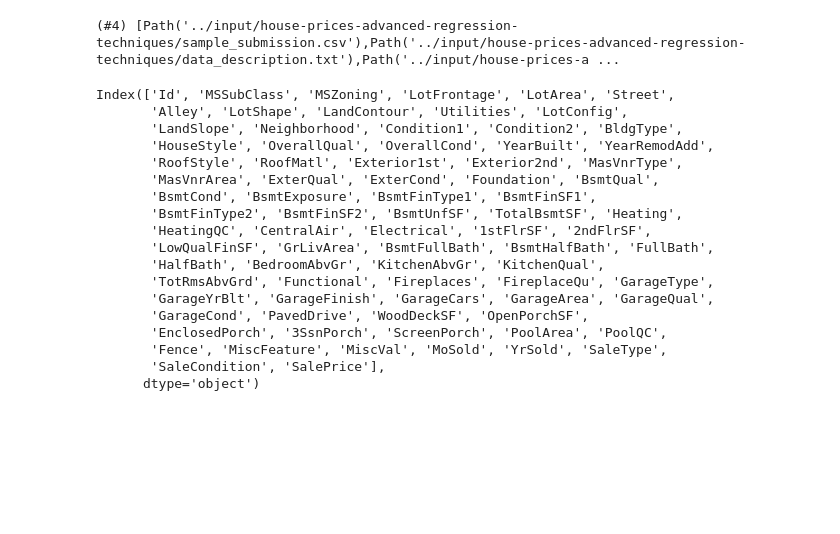
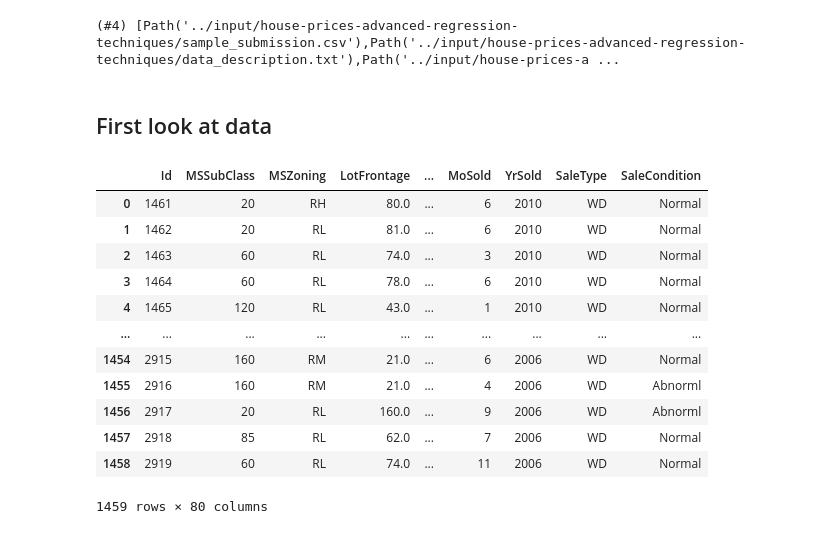
Before and after one commit to divo/ai, a Jupyter notebook: kaggle/house-prices-competition.ipynb, the cells around one changed output. Saved outputs shown, nothing was run; the diff lists cells and outputs as text; code cells hidden in the pictures; blank space fills up the shorter version.

```diff
--- a/kaggle/house-prices-competition.ipynb
+++ b/kaggle/house-prices-competition.ipynb
@@ -8,3 +18,18 @@ WARNING: Running pip as the 'root' user can result in broken permissions and con
+# %%
+import pandas as pd
+import numpy as np
+import os, zipfile
+from fastai import *
+from fastai.tabular.all import *
+from pathlib import Path
+from sklearn.ensemble import RandomForestRegressor
+from sklearn.tree import *
+from dtreeviz.trees import *
+import graphviz
+from IPython.display import Image, display_svg, SVG
+
+pd.options.display.max_rows = 20
+pd.options.display.max_columns = 8
 # %%
 creds = '{"username":"divodivenson","key":"f0f9e3f8378e39e818097a5df978aa64"}'
 cred_path = Path('~/.kaggle/kaggle.json').expanduser()
@@ -18,26 +45,26 @@ path = Path(f'../input/{comp}')
 path.ls(file_type='text')
 # %% [output]
 (#4) [Path('../input/house-prices-advanced-regression-techniques/sample_submission.csv'),Path('../input/house-prices-advanced-regression-techniques/data_description.txt'),Path('../input/house-prices-a ...
+# %% [markdown]
+## First look at data
 # %%
 trn_path = path/'train.csv'
 df = pd.read_csv(trn_path, low_memory=False)
-df.columns
+
+df_test = pd.read_csv(path/'test.csv', low_memory=False)
+
+df_test
 # %% [output]
+|  | Id | MSSubClass | MSZoning | LotFrontage | ... | MoSold | YrSold | SaleType | SaleCondition |
+| 0 | 1461 | 20 | RH | 80.0 | ... | 6 | 2010 | WD | Normal |
+| 1 | 1462 | 20 | RL | 81.0 | ... | 6 | 2010 | WD | Normal |
+| 2 | 1463 | 60 | RL | 74.0 | ... | 3 | 2010 | WD | Normal |
+| 3 | 1464 | 60 | RL | 78.0 | ... | 6 | 2010 | WD | Normal |
+| 4 | 1465 | 120 | RL | 43.0 | ... | 1 | 2010 | WD | Normal |
+| ... | ... | ... | ... | ... | ... | ... | ... | ... | ... |
+| 1454 | 2915 | 160 | RM | 21.0 | ... | 6 | 2006 | WD | Normal |
+| 1455 | 2916 | 160 | RM | 21.0 | ... | 4 | 2006 | WD | Abnorml |
+| 1456 | 2917 | 20 | RL | 160.0 | ... | 9 | 2006 | WD | Abnorml |
+| 1457 | 2918 | 85 | RL | 62.0 | ... | 7 | 2006 | WD | Normal |
+| 1458 | 2919 | 60 | RL | 74.0 | ... | 11 | 2006 | WD | Normal |
-Index(['Id', 'MSSubClass', 'MSZoning', 'LotFrontage', 'LotArea', 'Street',
-       'Alley', 'LotShape', 'LandContour', 'Utilities', 'LotConfig',
-       'LandSlope', 'Neighborhood', 'Condition1', 'Condition2', 'BldgType',
-       'HouseStyle', 'OverallQual', 'OverallCond', 'YearBuilt', 'YearRemodAdd',
-       'RoofStyle', 'RoofMatl', 'Exterior1st', 'Exterior2nd', 'MasVnrType',
-       'MasVnrArea', 'ExterQual', 'ExterCond', 'Foundation', 'BsmtQual',
-       'BsmtCond', 'BsmtExposure', 'BsmtFinType1', 'BsmtFinSF1',
-       'BsmtFinType2', 'BsmtFinSF2', 'BsmtUnfSF', 'TotalBsmtSF', 'Heating',
-       'HeatingQC', 'CentralAir', 'Electrical', '1stFlrSF', '2ndFlrSF',
-       'LowQualFinSF', 'GrLivArea', 'BsmtFullBath', 'BsmtHalfBath', 'FullBath',
-       'HalfBath', 'BedroomAbvGr', 'KitchenAbvGr', 'KitchenQual',
-       'TotRmsAbvGrd', 'Functional', 'Fireplaces', 'FireplaceQu', 'GarageType',
-       'GarageYrBlt', 'GarageFinish', 'GarageCars', 'GarageArea', 'GarageQual',
-       'GarageCond', 'PavedDrive', 'WoodDeckSF', 'OpenPorchSF',
-       'EnclosedPorch', '3SsnPorch', 'ScreenPorch', 'PoolArea', 'PoolQC',
-       'Fence', 'MiscFeature', 'MiscVal', 'MoSold', 'YrSold', 'SaleType',
-       'SaleCondition', 'SalePrice'],
-      dtype='object')
+1459 rows × 80 columns
```
Also changed, not shown: parts of 38 cells of this notebook.
